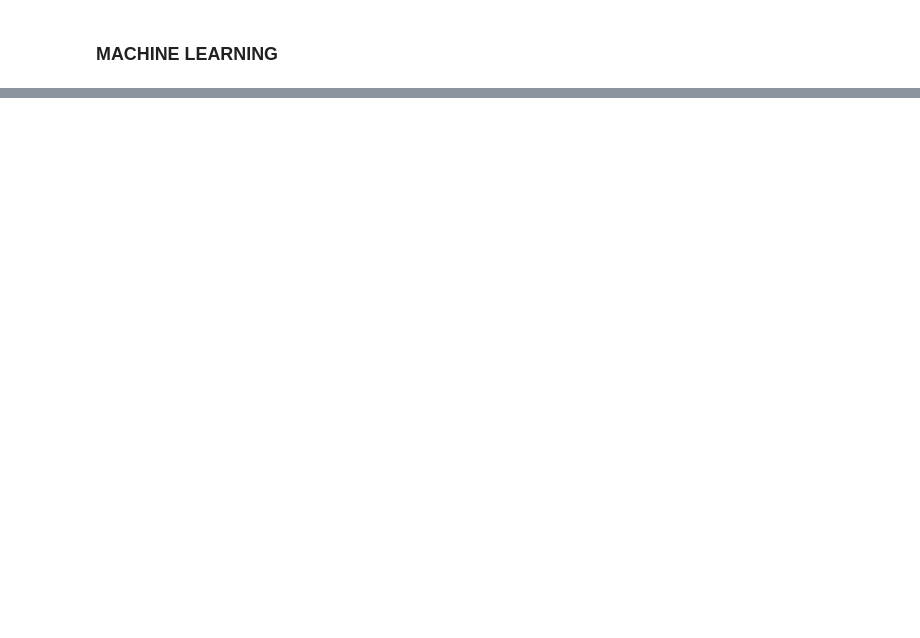
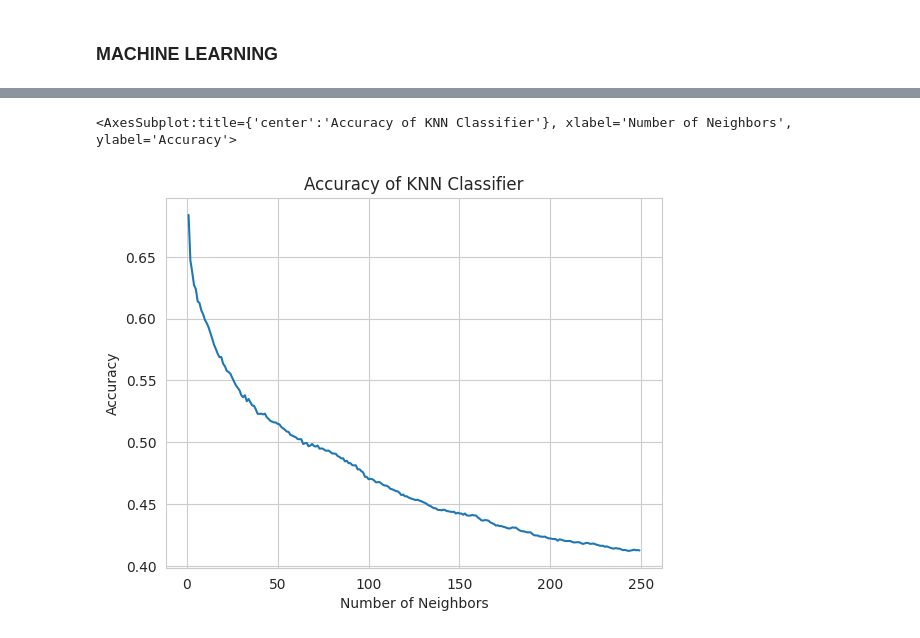
Before and after one commit to Dakobrah/Final, a Jupyter notebook: meteorites.ipynb, the cells around one changed output, grey strips where cells are left out. Cells and saved outputs as stored; diff of their text form; code cells hidden in the pictures; blank space fills up the shorter version.

```diff
--- a/meteorites.ipynb
+++ b/meteorites.ipynb
@@ -190,0 +205,25 @@ sns.heatmap(
+# %%
+# Use KNN Classifier
+from sklearn.neighbors import KNeighborsClassifier
+from sklearn.metrics import accuracy_score
+
+neighbors = np.arange(1, 250, 1)
+
+# Create a KNN classifier
+results = dict()
+for n in neighbors:
+    knn = KNeighborsClassifier(n_neighbors=n)
+    knn.fit(X_train, y_train)
+    y_pred = knn.predict(X_test)
+    results[n] = accuracy_score(y_test, y_pred)
+# %%
+
+# Plot the accuracy of the KNN classifier
+plt.figure()
+plt.title("Accuracy of KNN Classifier")
+plt.xlabel("Number of Neighbors")
+plt.ylabel("Accuracy")
+sns.lineplot(x=list(results.keys()), y=list(results.values()))
+# %% [output]
+<AxesSubplot:title={'center':'Accuracy of KNN Classifier'}, xlabel='Number of Neighbors', ylabel='Accuracy'>
+[figure, added]
```
Also changed, not shown: parts of 9 cells of this notebook, 1 other file.
